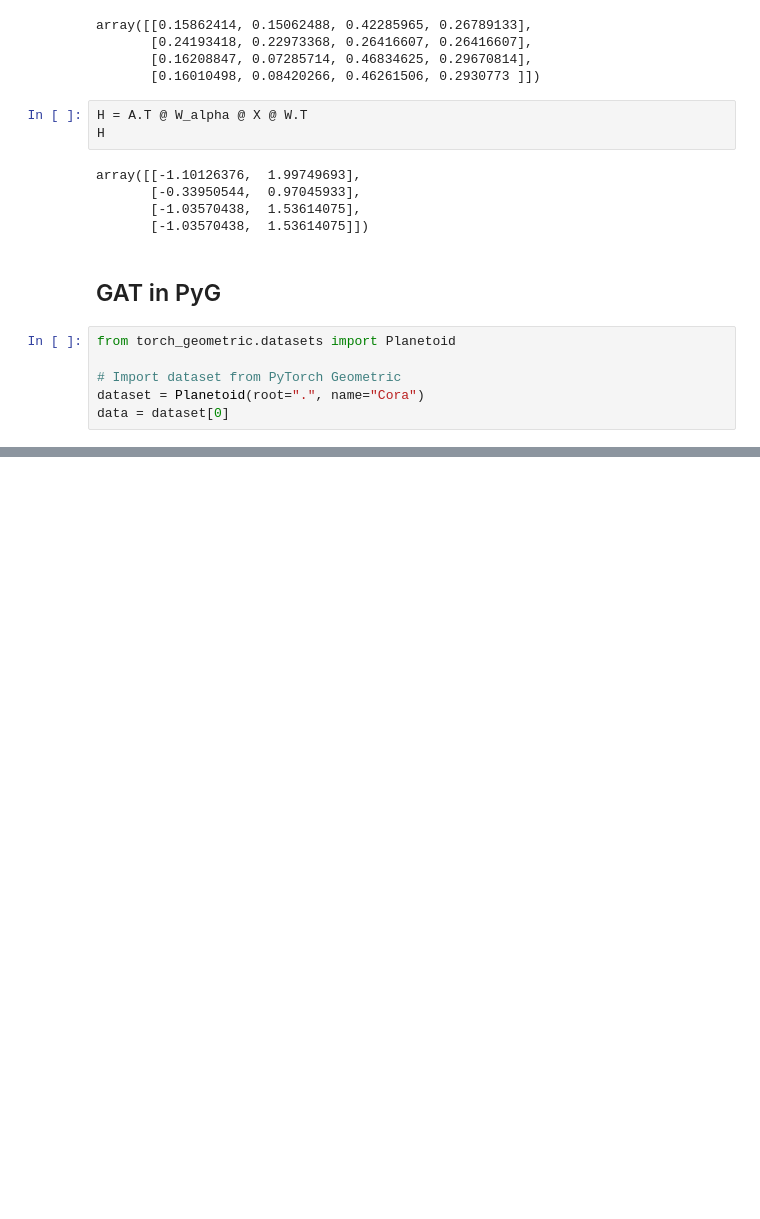
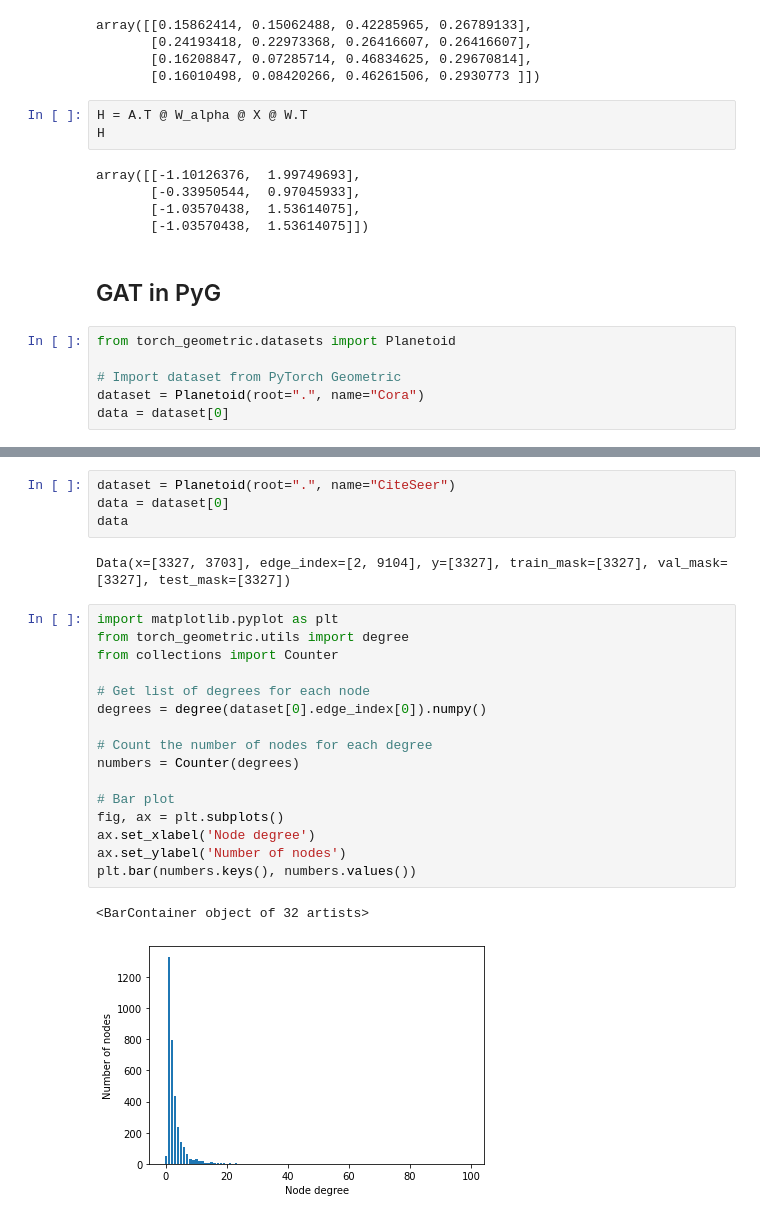
Before and after one commit to xinformatics/HOGNNU-Python, a Jupyter notebook: Chapter07.ipynb, the cells around one changed output, grey strips where cells are left out. Drawn from its saved outputs; the diff is of its cells as text; blank space fills up the shorter version.

```diff
--- a/Chapter07.ipynb
+++ b/Chapter07.ipynb
@@ -118,0 +192,25 @@ data = dataset[0]
+# %%
+dataset = Planetoid(root=".", name="CiteSeer")
+data = dataset[0]
+data
+# %% [output]
+Data(x=[3327, 3703], edge_index=[2, 9104], y=[3327], train_mask=[3327], val_mask=[3327], test_mask=[3327])
+# %%
+import matplotlib.pyplot as plt
+from torch_geometric.utils import degree
+from collections import Counter
+
+# Get list of degrees for each node
+degrees = degree(dataset[0].edge_index[0]).numpy()
+
+# Count the number of nodes for each degree
+numbers = Counter(degrees)
+
+# Bar plot
+fig, ax = plt.subplots()
+ax.set_xlabel('Node degree')
+ax.set_ylabel('Number of nodes')
+plt.bar(numbers.keys(), numbers.values())
+# %% [output]
+<BarContainer object of 32 artists>
+[figure, added]
```
Also changed, not shown: parts of 7 cells of this notebook.
